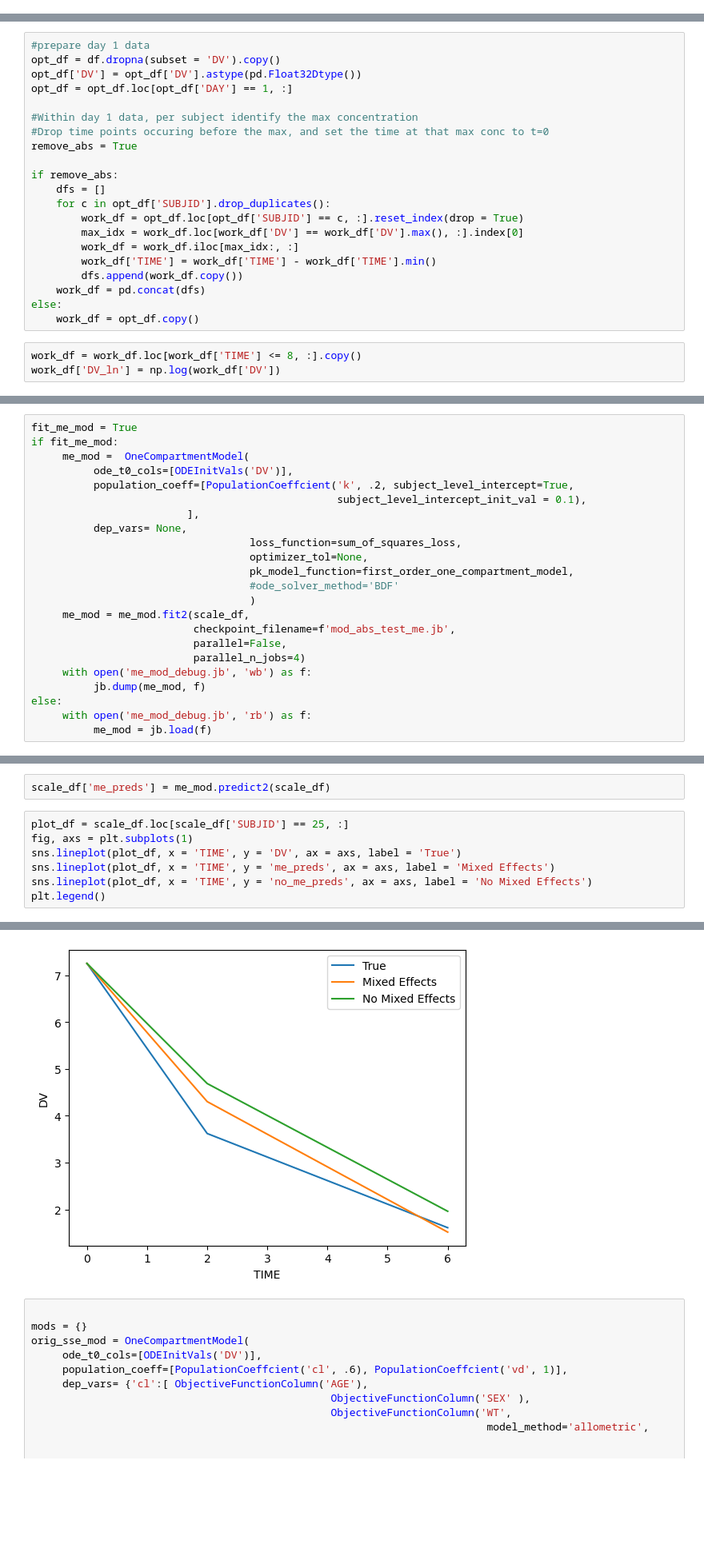
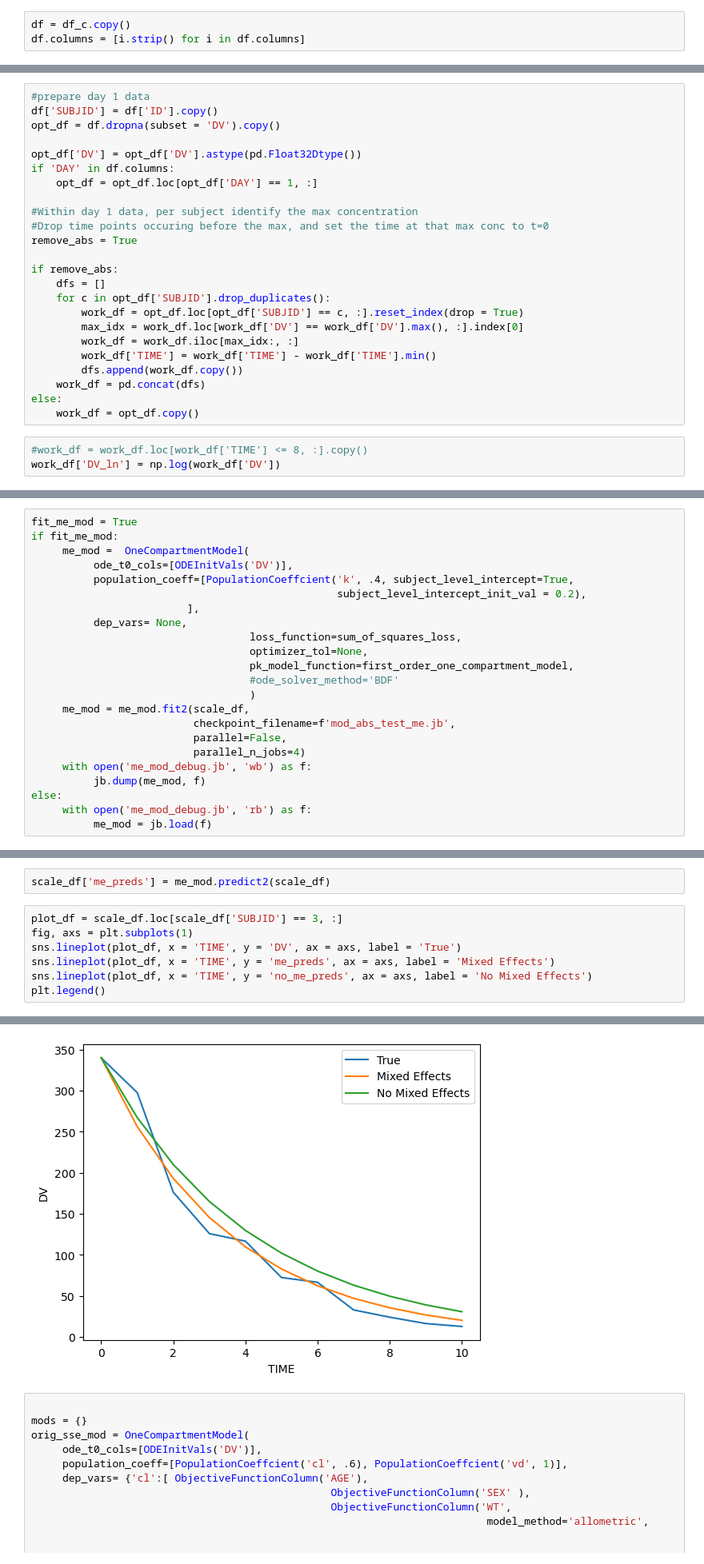
Before and after one commit to kelleyjbrady/NiceODE, a Jupyter notebook: t_0atDV_max_ode_solver_r.ipynb, the cells around one changed output, grey strips where cells are left out. Shown at 80% size. Saved outputs shown, nothing was run; the diff lists cells and outputs as text; blank space fills up the shorter version.

```diff
--- a/t_0atDV_max_ode_solver_r.ipynb
+++ b/t_0atDV_max_ode_solver_r.ipynb
@@ -6,6 +6,9 @@ from utils import plot_subject_levels
 # %%
 df = pd.read_csv(r'/workspaces/miniconda/PKdata/data-raw/KI20160914/KI20160914.csv')
 df_c = pd.read_csv(r'/workspaces/miniconda/PKdata/data-raw/hydrocortisone_Sim/hydrocortisone_Sim.csv')
+# %%
+df = df_c.copy()
+df.columns = [i.strip() for i in df.columns]
 # %%
 from scipy.integrate import solve_ivp
 import numpy as np
@@ -32,9 +35,12 @@ for c in df:
     df.loc[df[c] == '.', c] = pd.NA
 # %%
 #prepare day 1 data
+df['SUBJID'] = df['ID'].copy()
 opt_df = df.dropna(subset = 'DV').copy()
+
 opt_df['DV'] = opt_df['DV'].astype(pd.Float32Dtype())
-opt_df = opt_df.loc[opt_df['DAY'] == 1, :]
+if 'DAY' in df.columns:
+    opt_df = opt_df.loc[opt_df['DAY'] == 1, :]
 
 #Within day 1 data, per subject identify the max concentration
 #Drop time points occuring before the max, and set the time at that max conc to t=0
@@ -52,7 +58,7 @@ if remove_abs:
 else:
     work_df = opt_df.copy()
 # %%
-work_df = work_df.loc[work_df['TIME'] <= 8, :].copy()
+#work_df = work_df.loc[work_df['TIME'] <= 8, :].copy()
 work_df['DV_ln'] = np.log(work_df['DV'])
 # %%
 n_gt2_subs = work_df['SUBJID'].unique()[work_df['SUBJID'].value_counts() > 2]
@@ -258,8 +284,8 @@ fit_me_mod = True
 if fit_me_mod:
      me_mod =  OneCompartmentModel(
           ode_t0_cols=[ODEInitVals('DV')],
-          population_coeff=[PopulationCoeffcient('k', .2, subject_level_intercept=True,
-                                                 subject_level_intercept_init_val = 0.1),
+          population_coeff=[PopulationCoeffcient('k', .4, subject_level_intercept=True,
+                                                 subject_level_intercept_init_val = 0.2),
                          ],
           dep_vars= None,
                                    loss_function=sum_of_squares_loss,
@@ -328,15 +357,15 @@ array([0.22638417,        inf, 1.09687827])
 # %%
 scale_df['me_preds'] = me_mod.predict2(scale_df)
 # %%
-plot_df = scale_df.loc[scale_df['SUBJID'] == 25, :]
+plot_df = scale_df.loc[scale_df['SUBJID'] == 3, :]
 fig, axs = plt.subplots(1)
 sns.lineplot(plot_df, x = 'TIME', y = 'DV', ax = axs, label = 'True')
 sns.lineplot(plot_df, x = 'TIME', y = 'me_preds', ax = axs, label = 'Mixed Effects')
 sns.lineplot(plot_df, x = 'TIME', y = 'no_me_preds', ax = axs, label = 'No Mixed Effects')
 plt.legend()
 # %% [output]
 <matplotlib.legend.Legend at 0x...>
-[figure, old version]
+[figure, new version]
 # %%
 
 mods = {}
```
Also changed, not shown: parts of 22 cells of this notebook, 1 other file.
